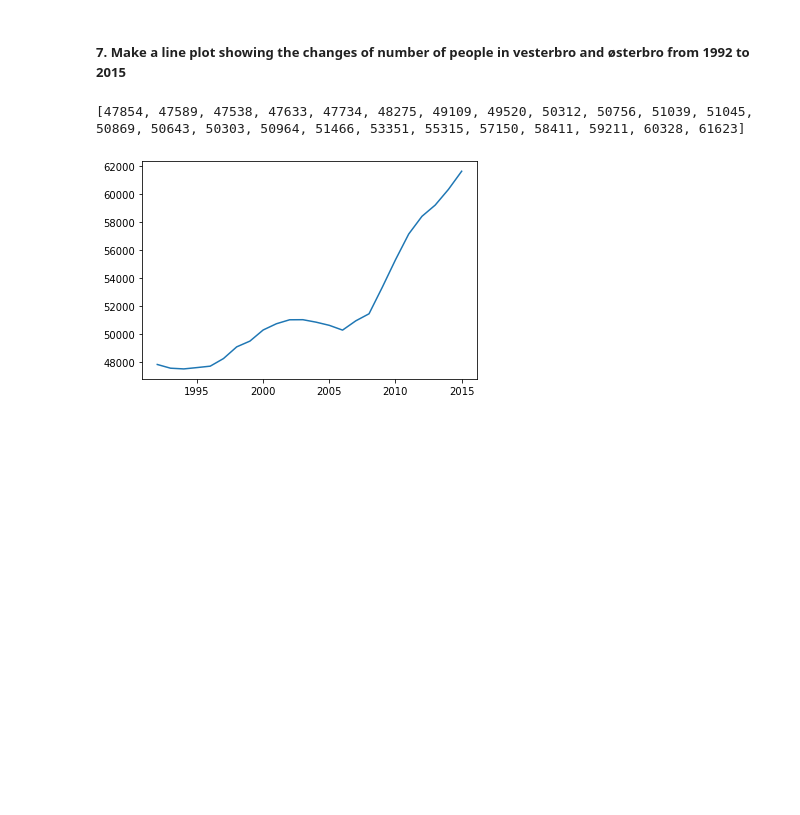
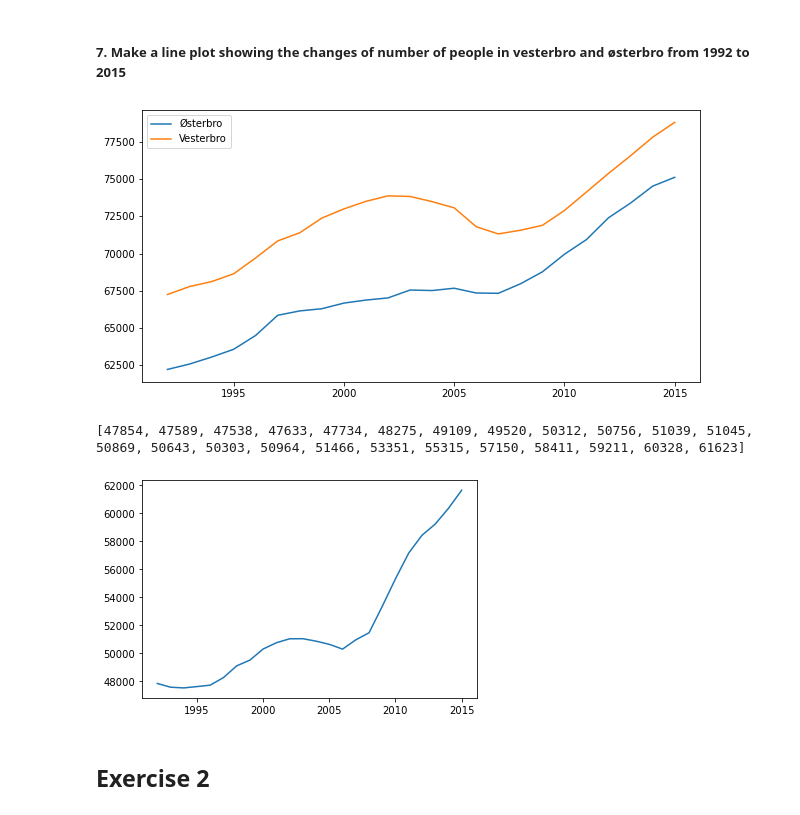
Before and after one commit to MiaSimone/Python_hand_in, a Jupyter notebook: Week_4.ipynb, the cells around one changed output. Drawn from its saved outputs; the diff is of its cells as text; code cells hidden in the pictures; blank space fills up the shorter version.

```diff
--- a/Week_4.ipynb
+++ b/Week_4.ipynb
@@ -96,22 +98,41 @@ print(old_people_danes)
 ##### 7. Make a line plot showing the changes of number of people in vesterbro and østerbro from 1992 to 2015
 # %%
 # Change in vesterbro 1992 to 2015 as list:
-import matplotlib.pyplot as plt
 
-years = [1992, 1993, 1994, 1995, 1996, 1997, 1998, 1999, 2000, 2001, 2002, 2003, 2004, 2005, 2006, 2007, 2008, 2009, 2010, 2011, 2012, 2013, 2014, 2015]
+years = np.arange(1992,2016)
 
-vesterbro = []
-numberV = 0
+cities = [2,3]
+for c in range(len(cities)):
+    years_dict = {}
+    for year in years:
+        years_dict[year] = dd[(dd[:,0] == year) & (dd[:, 1] == cities[c])][:, -1].sum()
+    cities[c] = years_dict
 
-for y in years:
-    maskV = (dd[:,1] == 4) & (dd[:,0] == y)
-    numberV = np.sum(dd[maskV][:,4])
-    vesterbro.append(numberV)
+x,y = zip(*sorted(cities[0].items()))
+x1,y1 = zip(*sorted(cities[1].items()))
 
-print(vesterbro)
+plt.figure(figsize = (10, 5))
+plt.plot(x,y, label='Østerbro')
+plt.plot(x1,y1, label='Vesterbro')
 
-plt.plot(years, vesterbro)
+plt.legend()
 plt.show()
+
+# vesterbro = []
+# numberV = 0
+
+# for y in years:
+#     maskV = (dd[:,1] == 4) & (dd[:,0] == y)
+#     numberV = np.sum(dd[maskV][:,4])
+#     vesterbro.append(numberV)
+
+# print(vesterbro)
+
+# plt.plot(years, vesterbro)
+# plt.show()
 # %% [output]
+[figure, new version]
 [47854, 47589, 47538, 47633, 47734, 48275, 49109, 49520, 50312, 50756, 51039, 51045, 50869, 50643, 50303, 50964, 51466, 53351, 55315, 57150, 58411, 59211, 60328, 61623]
-[figure, old version]
+[figure, added]
+# %% [markdown]
+## Exercise 2
```
Also changed, not shown: parts of 11 cells of this notebook, 9 other files.
